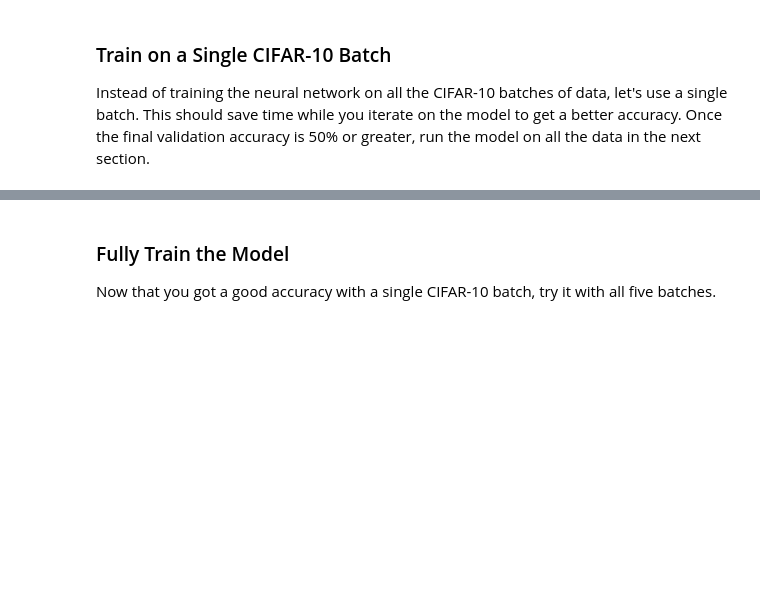
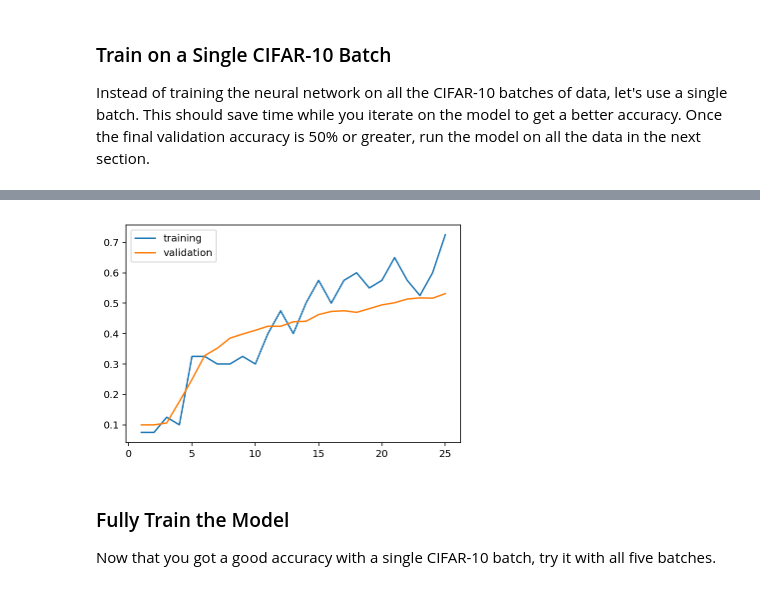
Before and after one commit to dxl0632/deeplearning_nd_udacity, a Jupyter notebook: image-classification/dlnd_image_classification.ipynb, the cells around one changed output, grey strips where cells are left out. Saved outputs shown, nothing was run; the diff lists cells and outputs as text; code cells hidden in the pictures; blank space fills up the shorter version.

```diff
--- a/image-classification/dlnd_image_classification.ipynb
+++ b/image-classification/dlnd_image_classification.ipynb
@@ -201,9 +206,9 @@ def neural_net_image_input(image_shape):
     : return: Tensor for image input.
     """
     # TODO: Implement Function
-    i, j, k = image_shape
-    return tf.placeholder(tf.float32, [None, i, j, k], name='x')
-
+#     i, j, k = image_shape
+#     return tf.placeholder(tf.float32, [None, i, j, k], name='x')
+    return tf.placeholder(tf.float32, [None, *image_shape], name='x')
 
 def neural_net_label_input(n_classes):
     """
@@ -500,6 +511,10 @@ Tests Passed
 ### Show Stats
 Implement the function `print_stats` to print loss and validation accuracy.  Use the global variables `valid_features` and `valid_labels` to calculate validation accuracy.  Use a keep probability of `1.0` to calculate the loss and validation accuracy.
 # %%
+"""
+from review:
+https://stackoverflow.com/questions/2976452/whats-is-the-difference-between-train-validation-and-test-set-in-neural-networ
+"""
 def print_stats(session, feature_batch, label_batch, cost, accuracy):
     """
     Print information about loss and validation accuracy
@@ -512,18 +527,26 @@ def print_stats(session, feature_batch, label_batch, cost, accuracy):
     # Calculate batch loss and accuracy
     loss = session.run(cost,
                        feed_dict={
-                           x: valid_features,
-                           y: valid_labels,
+                           x: feature_batch,
+                           y: label_batch,
                            keep_prob: 1.})
+
+    train_acc = session.run(accuracy, feed_dict={
+        x: feature_batch,
+        y: label_batch,
+        keep_prob: 1})
+
 
     valid_acc = session.run(accuracy, feed_dict={
         x: valid_features,
         y: valid_labels,
         keep_prob: 1.})
 
-    print('Loss: {:>10.4f} Validation Accuracy: {:.6f}'.format(
+    print('Loss: {:>10.4f} Training Accuracy {:.6f} Validation Accuracy: {:.6f}'.format(
         loss,
+        train_acc,
         valid_acc))
+    return loss, train_acc, valid_acc
 # %% [markdown]
 ### Hyperparameters
 Tune the following parameters:
@@ -536,8 +559,10 @@ Tune the following parameters:
 * Set `keep_probability` to the probability of keeping a node using dropout
 # %%
 # TODO: Tune Parameters
+# from review:
+# https://www.quora.com/Intuitively-how-does-mini-batch-size-affect-the-performance-of-stochastic-gradient-descent
 epochs = 25
-batch_size = 256
+batch_size = 128
 keep_probability = 0.5
 # %% [markdown]
 ### Train on a Single CIFAR-10 Batch
@@ -547,6 +572,7 @@ Instead of training the neural network on all the CIFAR-10 batches of data, let'
 DON'T MODIFY ANYTHING IN THIS CELL
 """
 print('Checking the Training on a Single Batch...')
+stats = []
 with tf.Session() as sess:
     # Initializing the variables
     sess.run(tf.global_variables_initializer())
@@ -557,6 +583,7 @@ with tf.Session() as sess:
         for batch_features, batch_labels in helper.load_preprocess_training_batch(batch_i, batch_size):
             train_neural_network(sess, optimizer, keep_probability, batch_features, batch_labels)
         print('Epoch {:>2}, CIFAR-10 Batch {}:  '.format(epoch + 1, batch_i), end='')
-        print_stats(sess, batch_features, batch_labels, cost, accuracy)
+        stat_epoch = print_stats(sess, batch_features, batch_labels, cost, accuracy)
+        stats.append(stat_epoch)
 # %% [output]
 Checking the Training on a Single Batch...
@@ -579,3 +606,16 @@ Epoch 25, CIFAR-10 Batch 1:  Loss:     1.2930 Validation Accuracy: 0.535600
+# %%
+%matplotlib inline
+import matplotlib.pyplot as plt
+train_accs = [stat[1] for stat in stats]
+val_accs = [stat[2] for stat in stats]
+x = range(1, len(train_accs) + 1)
+
+plt.plot(x, train_accs, label='training')
+plt.plot(x, val_accs, label='validation')
+plt.legend(loc='best')
+plt.show()
+# %% [output]
+[figure, added]
 # %% [markdown]
 ### Fully Train the Model
 Now that you got a good accuracy with a single CIFAR-10 batch, try it with all five batches.
```
Also changed, not shown: parts of 15 cells of this notebook, 1 other file.
